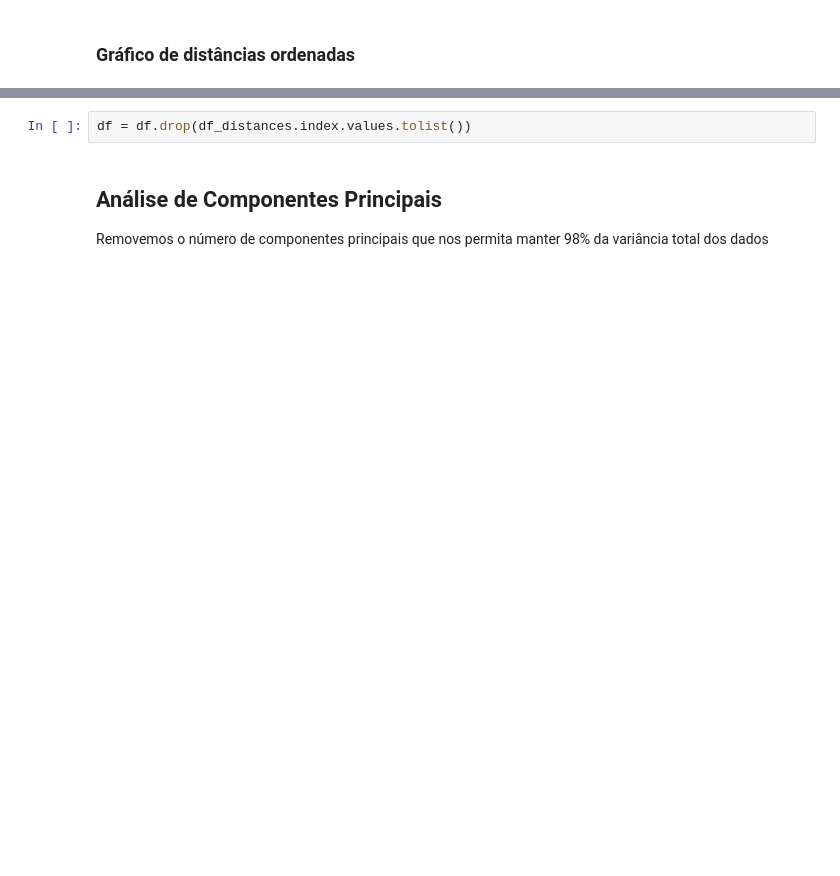
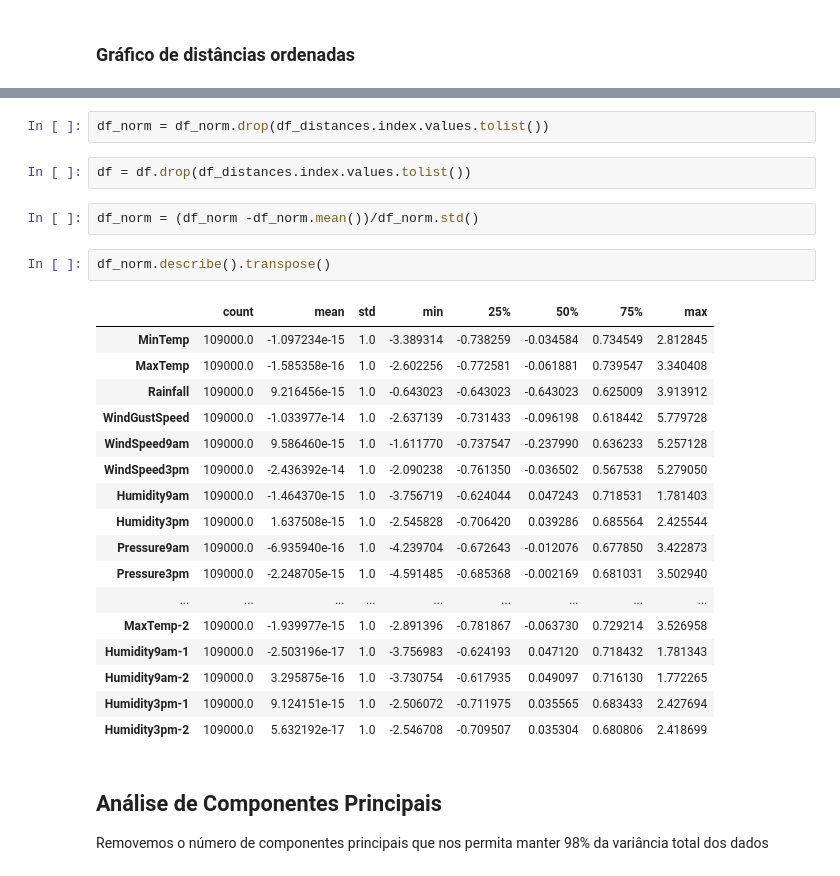
Before and after one commit to Iuri07/IC, a Jupyter notebook: weather-lm-final.ipynb, the cells around one changed output, grey strips where cells are left out. Cells and saved outputs as stored; diff of their text form; blank space fills up the shorter version.

```diff
--- a/weather-lm-final.ipynb
+++ b/weather-lm-final.ipynb
@@ -190,5 +228,29 @@ df_distances.tail()
+# %%
+df_norm = df_norm.drop(df_distances.index.values.tolist())
 # %%
 df = df.drop(df_distances.index.values.tolist())
+# %%
+df_norm = (df_norm -df_norm.mean())/df_norm.std()
+# %%
+df_norm.describe().transpose()
+# %% [output]
+|  | count | mean | std | min | 25% | 50% | 75% | max |
+| MinTemp | 109000.0 | -1.097234e-15 | 1.0 | -3.389314 | -0.738259 | -0.034584 | 0.734549 | 2.812845 |
+| MaxTemp | 109000.0 | -1.585358e-16 | 1.0 | -2.602256 | -0.772581 | -0.061881 | 0.739547 | 3.340408 |
+| Rainfall | 109000.0 | 9.216456e-15 | 1.0 | -0.643023 | -0.643023 | -0.643023 | 0.625009 | 3.913912 |
+| WindGustSpeed | 109000.0 | -1.033977e-14 | 1.0 | -2.637139 | -0.731433 | -0.096198 | 0.618442 | 5.779728 |
+| WindSpeed9am | 109000.0 | 9.586460e-15 | 1.0 | -1.611770 | -0.737547 | -0.237990 | 0.636233 | 5.257128 |
+| WindSpeed3pm | 109000.0 | -2.436392e-14 | 1.0 | -2.090238 | -0.761350 | -0.036502 | 0.567538 | 5.279050 |
+| Humidity9am | 109000.0 | -1.464370e-15 | 1.0 | -3.756719 | -0.624044 | 0.047243 | 0.718531 | 1.781403 |
+| Humidity3pm | 109000.0 | 1.637508e-15 | 1.0 | -2.545828 | -0.706420 | 0.039286 | 0.685564 | 2.425544 |
+| Pressure9am | 109000.0 | -6.935940e-16 | 1.0 | -4.239704 | -0.672643 | -0.012076 | 0.677850 | 3.422873 |
+| Pressure3pm | 109000.0 | -2.248705e-15 | 1.0 | -4.591485 | -0.685368 | -0.002169 | 0.681031 | 3.502940 |
+| ... | ... | ... | ... | ... | ... | ... | ... | ... |
+| MaxTemp-2 | 109000.0 | -1.939977e-15 | 1.0 | -2.891396 | -0.781867 | -0.063730 | 0.729214 | 3.526958 |
+| Humidity9am-1 | 109000.0 | -2.503196e-17 | 1.0 | -3.756983 | -0.624193 | 0.047120 | 0.718432 | 1.781343 |
+| Humidity9am-2 | 109000.0 | 3.295875e-16 | 1.0 | -3.730754 | -0.617935 | 0.049097 | 0.716130 | 1.772265 |
+| Humidity3pm-1 | 109000.0 | 9.124151e-15 | 1.0 | -2.506072 | -0.711975 | 0.035565 | 0.683433 | 2.427694 |
+| Humidity3pm-2 | 109000.0 | 5.632192e-17 | 1.0 | -2.546708 | -0.709507 | 0.035304 | 0.680806 | 2.418699 |
 # %% [markdown]
 ## Análise de Componentes Principais
 Removemos o número de componentes principais que nos permita manter 98% da variância total dos dados
```
Also changed, not shown: parts of 19 cells of this notebook, 29 other files.
